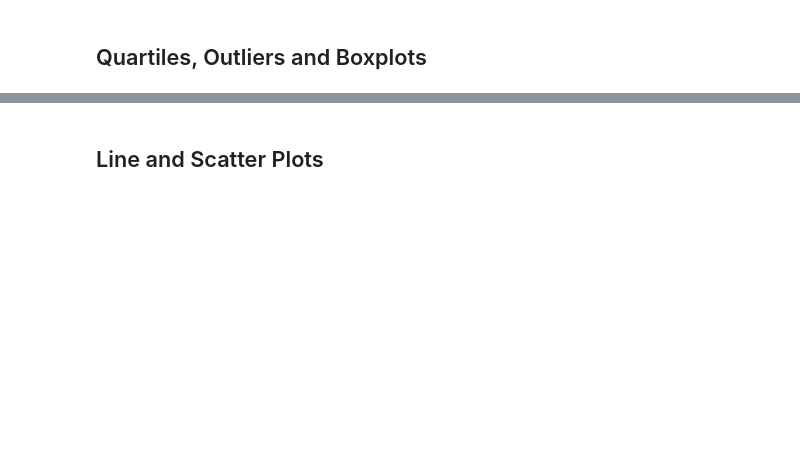
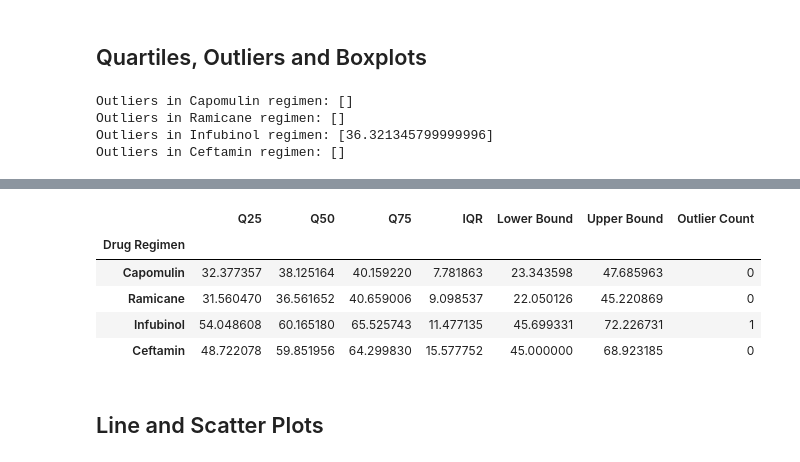
Before and after one commit to adrianaovalle/Matplotlib-challenge, a Jupyter notebook: Pymaceuticals/pymaceuticals_starter.ipynb, the cells around one changed output, grey strips where cells are left out. Drawn from its saved outputs; the diff is of its cells as text; code cells hidden in the pictures; blank space fills up the shorter version.

```diff
--- a/Pymaceuticals/pymaceuticals_starter.ipynb
+++ b/Pymaceuticals/pymaceuticals_starter.ipynb
@@ -178,31 +178,87 @@ plt.show()
 # %%
 # Generate a box plot of the final tumor volume of each mouse across four regimens of interest
 best_regimes=["Capomulin", "Ramicane", "Infubinol", "Ceftamin"]
 # Generate dataframe with filtered data
 by_top_treatment_df=clean_data_df.loc[clean_data_df['Drug Regimen'].isin(best_regimes)]
 by_max_timepoint=by_top_treatment_df.groupby([by_top_treatment_df['Mouse ID']], as_index=False)['Timepoint'].max()
 by_max_timepoint=pd.DataFrame(by_max_timepoint)
 by_tumor_reduction=pd.merge(by_max_timepoint,clean_data_df,on=("Mouse ID","Timepoint"), how='left')
 
 data=[]
+q25=[]
+q50=[]
+q75=[]
+IQR=[]
+LB=[]
+UB=[]
+outliers_count=[]
+UW=[]
+LW=[]
 i=0
 for x in best_regimes:
     data_points_i=by_tumor_reduction.loc[by_tumor_reduction['Drug Regimen']==x,"Tumor Volume (mm3)"]
     data_points_i=list(data_points_i)
+    data_points_i.sort()
     data.append(data_points_i)
+    q25.append(np.quantile(data_points_i,.25))
+    q50.append(np.quantile(data_points_i,.50))
+    q75.append(np.quantile(data_points_i,.75))
+    IQR.append(q75[i]-q25[i])
+    LB.append(q25[i]-1.5*IQR[i])
+    UB.append(q75[i]+1.5*IQR[i])
+    outlier_i=[]
+    outlier=0
+    UW_i=[]
+    LW_i=[]
+    for j in range(len(data_points_i)):
+        if data_points_i[j]<LB[i]:
+            outlier=outlier+1
+            outlier_i.append(data_points_i[j])
+        elif data_points_i[j]>UB[i]:
+            outlier=outlier+1
+            outlier_i.append(data_points_i[j])
+        else:
+            UW_i.append(UB[i]-data_points_i[j])
+            LW_i.append(data_points_i[j]-LB[i])
+    outliers_count.append(outlier)
+    UW.append(UB[i]-min(UW_i))
+    LW.append(min(LW_i)+LB[i])
+    print(f'Outliers in {x} regimen: {outlier_i}')
     i=i+1
 
+green_diamond = dict(markerfacecolor='g', marker='D')
 fig7,ax7=plt.subplots()
-ax7.boxplot(data)
+ax7.boxplot(data,flierprops=green_diamond)
 ax7.set_ylabel("Tumor Volume (mm3)")
 ax7.set_title(f'Treatment Results of Drug Regimens')
 location=[1,2,3,4]
 plt.xticks(location,best_regimes)
 plt.show()
 plt.savefig('../Images/Fig3.png')
+
+regimen_stats=pd.DataFrame({"Drug Regimen":best_regimes,
+                            "Q25":q25,
+                            "Q50":q50,
+                            "Q75":q75,
+                            "IQR":IQR,
+                            "Lower Bound":LW,
+                            "Upper Bound":UW,
+                            "Outlier Count":outliers_count
+                            })
+regimen_stats.set_index("Drug Regimen")
 # %% [output]
+Outliers in Capomulin regimen: []
+Outliers in Ramicane regimen: []
+Outliers in Infubinol regimen: [36.321345799999996]
+Outliers in Ceftamin regimen: []
 [interactive output not drawn]
 [interactive output not drawn]
+|  | Q25 | Q50 | Q75 | IQR | Lower Bound | Upper Bound | Outlier Count |
+| Drug Regimen |  |  |  |  |  |  |  |
+| Capomulin | 32.377357 | 38.125164 | 40.159220 | 7.781863 | 23.343598 | 47.685963 | 0 |
+| Ramicane | 31.560470 | 36.561652 | 40.659006 | 9.098537 | 22.050126 | 45.220869 | 0 |
+| Infubinol | 54.048608 | 60.165180 | 65.525743 | 11.477135 | 45.699331 | 72.226731 | 1 |
+| Ceftamin | 48.722078 | 59.851956 | 64.299830 | 15.577752 | 45.000000 | 68.923185 | 0 |
 # %% [markdown]
 ## Line and Scatter Plots
 # %%
```
Also changed, not shown: parts of 1 cell of this notebook, 2 other files.
